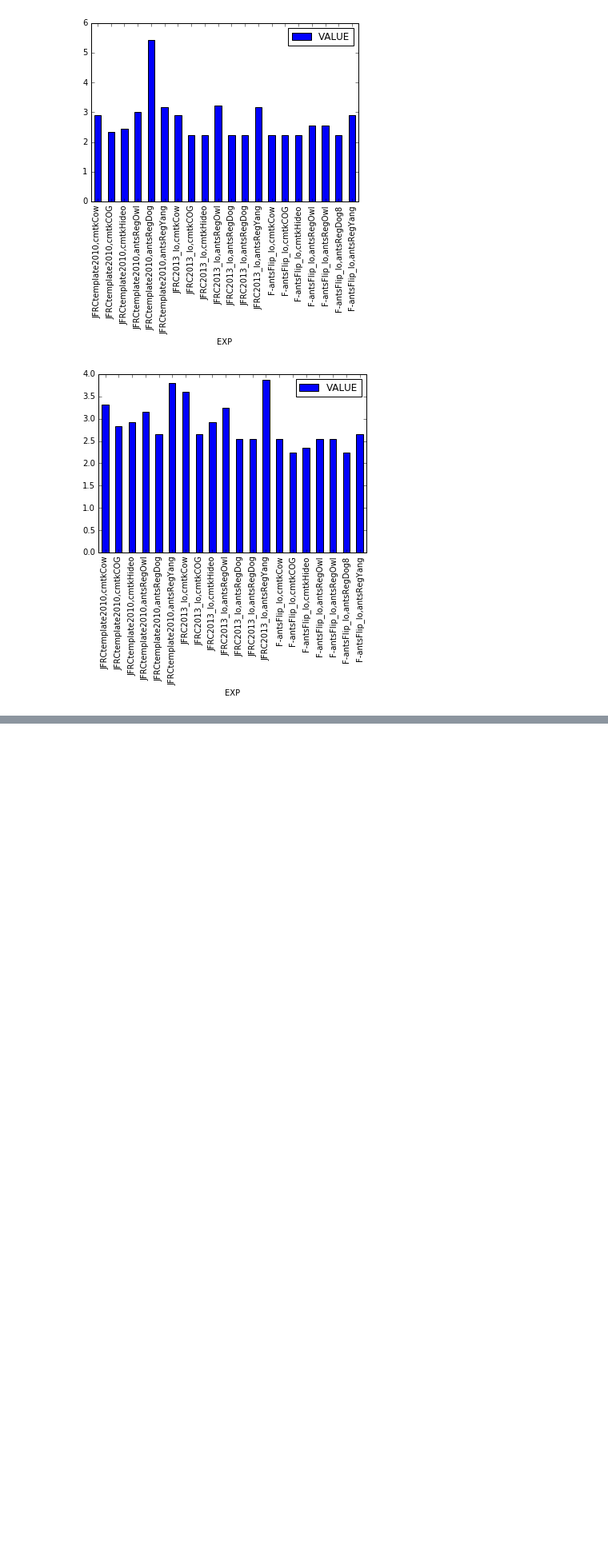
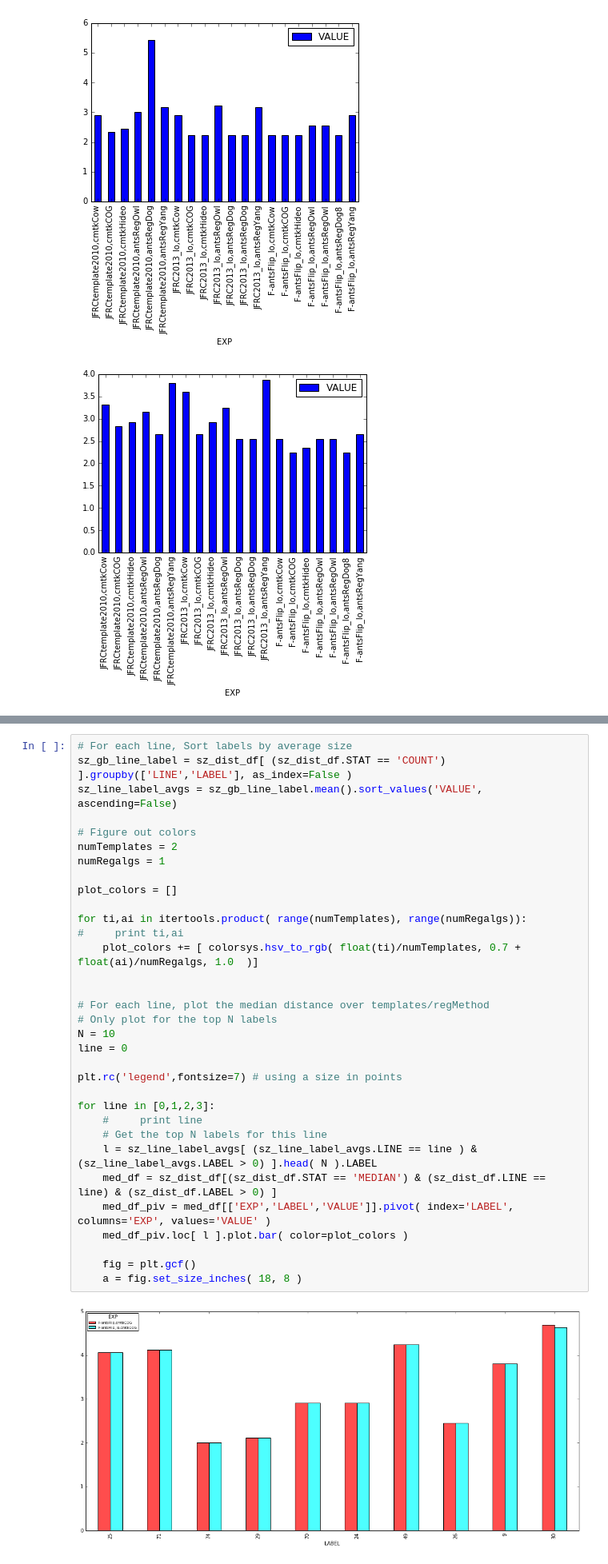
Before and after one commit to saalfeldlab/template-building, a Jupyter notebook: python/labelwise_skeleton_distance_analysis.ipynb, the cells around one changed output, grey strips where cells are left out. Shown at 80% size. Cells and saved outputs as stored; diff of their text form; blank space fills up the shorter version.

```diff
--- a/python/labelwise_skeleton_distance_analysis.ipynb
+++ b/python/labelwise_skeleton_distance_analysis.ipynb
@@ -187,0 +239,35 @@ for line in [0,1,2,3]:
+# %%
+# For each line, Sort labels by average size
+sz_gb_line_label = sz_dist_df[ (sz_dist_df.STAT == 'COUNT') ].groupby(['LINE','LABEL'], as_index=False )
+sz_line_label_avgs = sz_gb_line_label.mean().sort_values('VALUE', ascending=False)
+
+# Figure out colors
+numTemplates = 2
+numRegalgs = 1
+
+plot_colors = []
+
+for ti,ai in itertools.product( range(numTemplates), range(numRegalgs)):
+#     print ti,ai
+    plot_colors += [ colorsys.hsv_to_rgb( float(ti)/numTemplates, 0.7 + float(ai)/numRegalgs, 1.0  )]
+
+
+# For each line, plot the median distance over templates/regMethod
+# Only plot for the top N labels
+N = 10
+line = 0
+
+plt.rc('legend',fontsize=7) # using a size in points
+
+for line in [0,1,2,3]:
+    #     print line
+    # Get the top N labels for this line
+    l = sz_line_label_avgs[ (sz_line_label_avgs.LINE == line ) & (sz_line_label_avgs.LABEL > 0) ].head( N ).LABEL
+    med_df = sz_dist_df[(sz_dist_df.STAT == 'MEDIAN') & (sz_dist_df.LINE == line) & (sz_dist_df.LABEL > 0) ]
+    med_df_piv = med_df[['EXP','LABEL','VALUE']].pivot( index='LABEL', columns='EXP', values='VALUE' )
+    med_df_piv.loc[ l ].plot.bar( color=plot_colors )
+
+    fig = plt.gcf()
+    a = fig.set_size_inches( 18, 8 )
+# %% [output]
+[figure, added]
```
Also changed, not shown: parts of 5 cells of this notebook.
